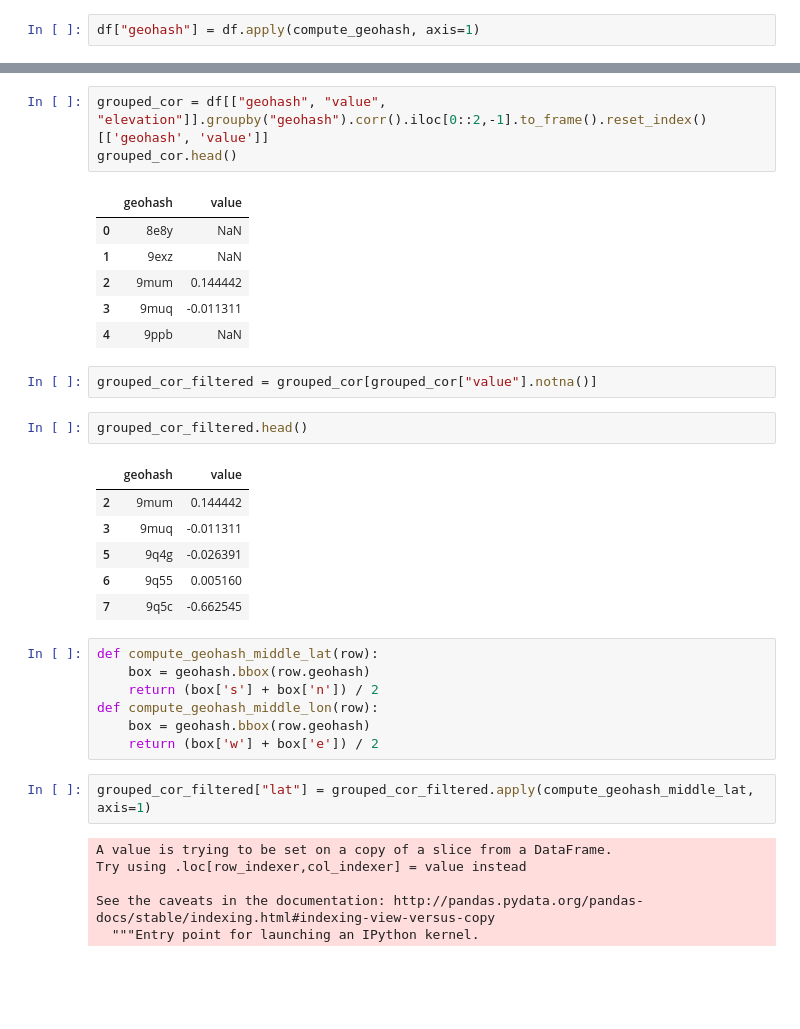
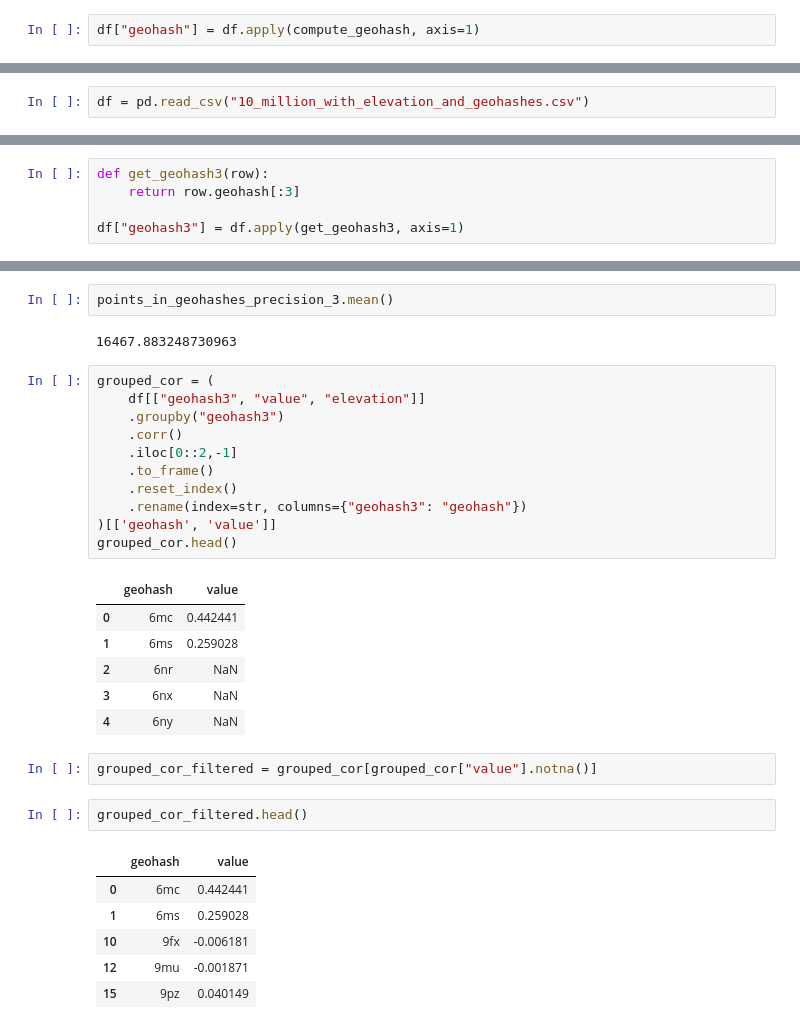
Before and after one commit to PPitson/safecast-data-analysis, a Jupyter notebook: heat_map_world.ipynb, the cells around one changed output, grey strips where cells are left out. Saved outputs shown, nothing was run; the diff lists cells and outputs as text; blank space fills up the shorter version.

```diff
--- a/heat_map_world.ipynb
+++ b/heat_map_world.ipynb
@@ -36,0 +39,2 @@ df.head()
+# %%
+df = pd.read_csv("10_million_with_elevation_and_geohashes.csv")
@@ -36,0 +50,5 @@ df.head()
+# %%
+def get_geohash3(row):
+    return row.geohash[:3]
+
+df["geohash3"] = df.apply(get_geohash3, axis=1)
@@ -37,36 +98,33 @@ df.head()
+# %%
+points_in_geohashes_precision_3.mean()
+# %% [output]
+16467.883248730963
 # %%
-grouped_cor = df[["geohash", "value", "elevation"]].groupby("geohash").corr().iloc[0::2,-1].to_frame().reset_index()[['geohash', 'value']]
+grouped_cor = (
+    df[["geohash3", "value", "elevation"]]
+    .groupby("geohash3")
+    .corr()
+    .iloc[0::2,-1]
+    .to_frame()
+    .reset_index()
+    .rename(index=str, columns={"geohash3": "geohash"})
+)[['geohash', 'value']]
 grouped_cor.head()
 # %% [output]
 |  | geohash | value |
-| 0 | 8e8y | NaN |
-| 1 | 9exz | NaN |
-| 2 | 9mum | 0.144442 |
-| 3 | 9muq | -0.011311 |
-| 4 | 9ppb | NaN |
+| 0 | 6mc | 0.442441 |
+| 1 | 6ms | 0.259028 |
+| 2 | 6nr | NaN |
+| 3 | 6nx | NaN |
+| 4 | 6ny | NaN |
 # %%
 grouped_cor_filtered = grouped_cor[grouped_cor["value"].notna()]
 # %%
 grouped_cor_filtered.head()
 # %% [output]
 |  | geohash | value |
-| 2 | 9mum | 0.144442 |
-| 3 | 9muq | -0.011311 |
-| 5 | 9q4g | -0.026391 |
-| 6 | 9q55 | 0.005160 |
-| 7 | 9q5c | -0.662545 |
+| 0 | 6mc | 0.442441 |
+| 1 | 6ms | 0.259028 |
+| 10 | 9fx | -0.006181 |
+| 12 | 9mu | -0.001871 |
+| 15 | 9pz | 0.040149 |
-# %%
-def compute_geohash_middle_lat(row):
-    box = geohash.bbox(row.geohash)
-    return (box['s'] + box['n']) / 2
-def compute_geohash_middle_lon(row):
-    box = geohash.bbox(row.geohash)
-    return (box['w'] + box['e']) / 2
-# %%
-grouped_cor_filtered["lat"] = grouped_cor_filtered.apply(compute_geohash_middle_lat, axis=1)
-# %% [output]
-A value is trying to be set on a copy of a slice from a DataFrame.
-Try using .loc[row_indexer,col_indexer] = value instead
-
-See the caveats in the documentation: http://pandas.pydata.org/pandas-docs/stable/indexing.html#indexing-view-versus-copy
-  """Entry point for launching an IPython kernel.
```
Also changed, not shown: parts of 31 cells of this notebook.
